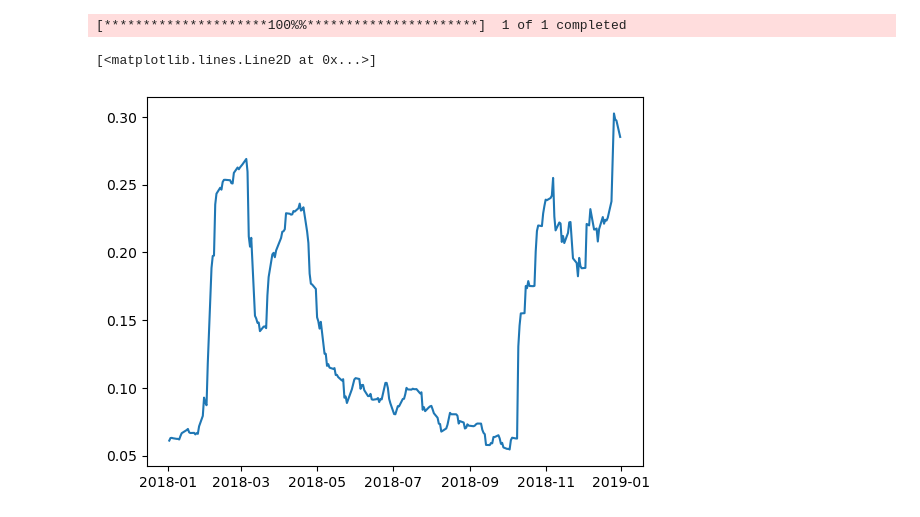
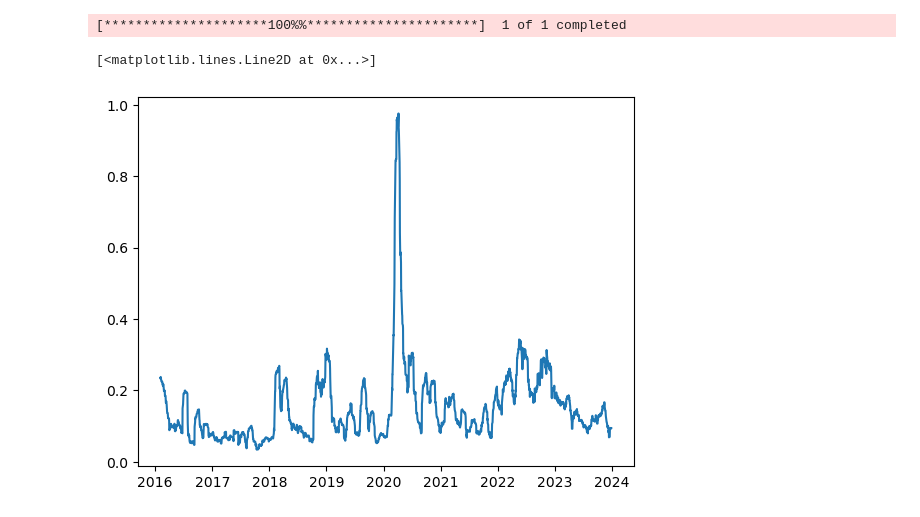
Before and after one commit to Ahmed-haji/ThesisProject, a Jupyter notebook: Jupyterlab/TFT.ipynb, the cells around one changed output. Cells and saved outputs as stored; diff of their text form; code cells hidden in the pictures.

```diff
--- a/Jupyterlab/TFT.ipynb
+++ b/Jupyterlab/TFT.ipynb
@@ -48,7 +48,7 @@ dailyRealisedVolSeries = spyHistory['21dRealisedVol']['2017':'2021']
 
 df_combined = pd.concat([historicIVSeries,dailyReturnSeries,dailyRealisedVolSeries,historicVolumeSeries], axis=1)
 # %%
-plt.plot(df_combined['21dRealisedVol']['2018':'2018'])
+plt.plot(spyHistory['DailyReturn'].rolling(window=21).std()* np.sqrt(252) )
 # %% [output]
 [<matplotlib.lines.Line2D at 0x...>]
-[figure, old version]
+[figure, new version]
```
Also changed, not shown: parts of 5 cells of this notebook.
